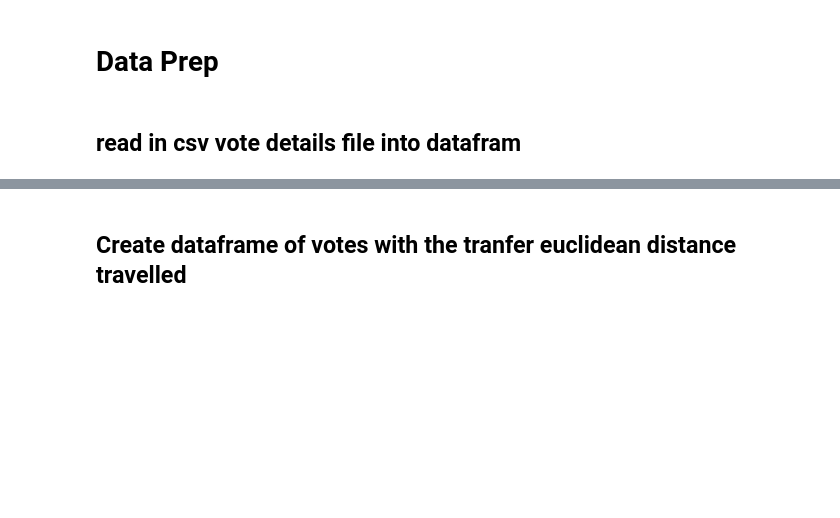
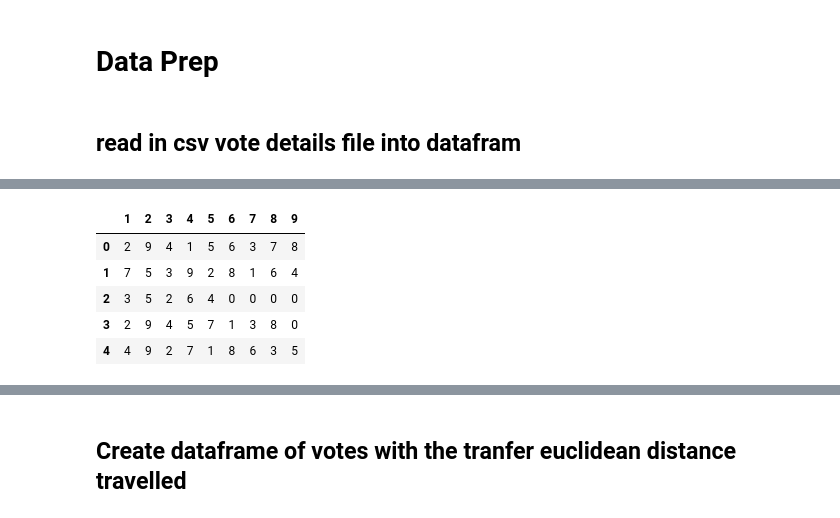
Before and after one commit to conorgilmer/STV-Ballot-as-a-signature, a Jupyter notebook: python/DataPrep.ipynb, the cells around one changed output, grey strips where cells are left out. Saved outputs shown, nothing was run; the diff lists cells and outputs as text; code cells hidden in the pictures; blank space fills up the shorter version.

```diff
--- a/python/DataPrep.ipynb
+++ b/python/DataPrep.ipynb
@@ -89,0 +168,14 @@ display(dfpar)
+# %%
+#convert all nan to 0
+dfnums=dfnums.fillna(0)
+dfnums = dfnums.astype(int)
+#display(dfnums)
+dfnums.columns += 1
+display(dfnums.head(5))
+# %% [output]
+|  | 1 | 2 | 3 | 4 | 5 | 6 | 7 | 8 | 9 |
+| 0 | 2 | 9 | 4 | 1 | 5 | 6 | 3 | 7 | 8 |
+| 1 | 7 | 5 | 3 | 9 | 2 | 8 | 1 | 6 | 4 |
+| 2 | 3 | 5 | 2 | 6 | 4 | 0 | 0 | 0 | 0 |
+| 3 | 2 | 9 | 4 | 5 | 7 | 1 | 3 | 8 | 0 |
+| 4 | 4 | 9 | 2 | 7 | 1 | 8 | 6 | 3 | 5 |
```
Also changed, not shown: parts of 16 cells of this notebook, 1 other file.
